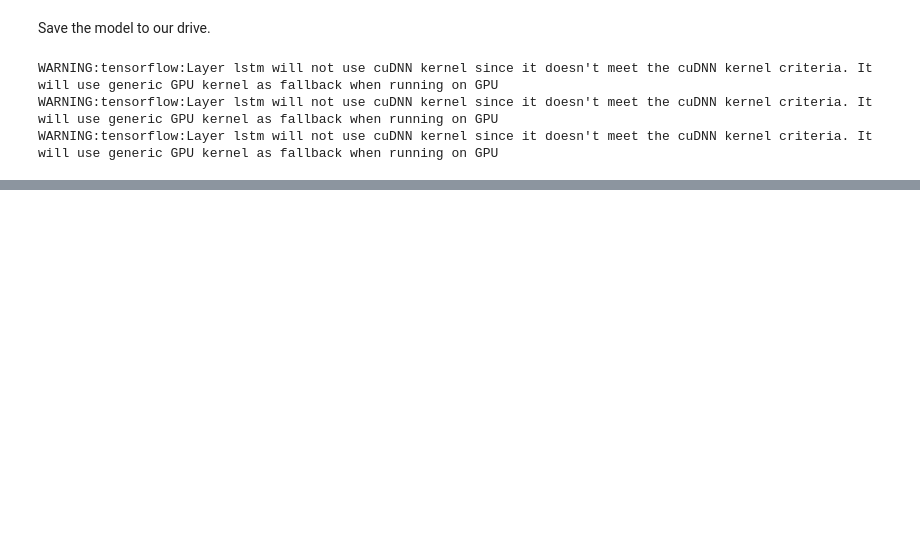
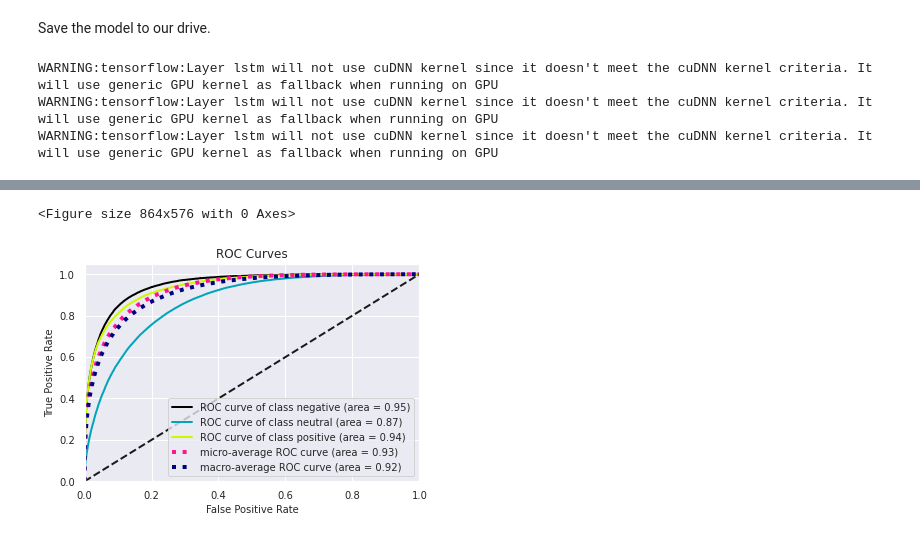
Before and after one commit to dwitten392/Springboard---DW, a Jupyter notebook: Captstone 2 - Goodreads Reviews/Goodreads_Book_Reviews_Colab.ipynb, the cells around one changed output, grey strips where cells are left out. Drawn from its saved outputs; the diff is of its cells as text; code cells hidden in the pictures; blank space fills up the shorter version.

Commit message:
finalized LSTM model

```diff
--- a/Captstone 2 - Goodreads Reviews/Goodreads_Book_Reviews_Colab.ipynb
+++ b/Captstone 2 - Goodreads Reviews/Goodreads_Book_Reviews_Colab.ipynb
@@ -256,10 +256,10 @@ Simple bidirectional LSTM with two fully connected layers. We add some dropout t
 # %%
 inp = Input(shape=(max_len,))
 x = Embedding(max_features, embed_size, weights=[embedding_matrix])(inp)
-x = Bidirectional(LSTM(50, return_sequences=True, dropout=0.10, recurrent_dropout=0.10))(x)
+x = Bidirectional(LSTM(300, return_sequences=True, dropout=0.10, recurrent_dropout=0.10))(x)
 x = GlobalMaxPool1D()(x)
-x = Dense(50, activation="relu")(x)
-x = Dropout(0.15)(x)
+x = Dense(300, activation="relu")(x)
+x = Dropout(0.10)(x)
 x = Dense(3, activation="sigmoid")(x)
 model2 = Model(inputs=inp, outputs=x)
 model2.compile(loss='binary_crossentropy', optimizer='adam', metrics=['accuracy'])
@@ -270,5 +270,5 @@ WARNING:tensorflow:Layer lstm will not use cuDNN kernel since it doesn't meet th
 # %%
 y_te = X_test[list_classes].values
 # %%
-model2.fit(X_t, y, batch_size=96, epochs=2, validation_data=(X_te, y_te));
+model2.fit(X_t, y, batch_size=200, epochs=3, validation_data=(X_te, y_te));
 # %% [output]
@@ -279,2 +283,4 @@ Epoch 2/2
 # %% [markdown]
 Predictions for the test set
+# %%
+y_test_preds = model2.predict([X_te], batch_size=1024, verbose=1)
@@ -289,5 +311,3 @@ model = keras.models.load_model('drive/My Drive/bidirectional_LSTM_sentiment_mod
 WARNING:tensorflow:Layer lstm will not use cuDNN kernel since it doesn't meet the cuDNN kernel criteria. It will use generic GPU kernel as fallback when running on GPU
 WARNING:tensorflow:Layer lstm will not use cuDNN kernel since it doesn't meet the cuDNN kernel criteria. It will use generic GPU kernel as fallback when running on GPU
 WARNING:tensorflow:Layer lstm will not use cuDNN kernel since it doesn't meet the cuDNN kernel criteria. It will use generic GPU kernel as fallback when running on GPU
-# %%
-y_test_preds = model.predict([X_te], batch_size=1024, verbose=1)
@@ -347,0 +345,9 @@ ValueError: ignored
+# %%
+import scikitplot as skplt
+
+plt.figure(figsize=(12,8))
+skplt.metrics.plot_roc(y_test, y_test_preds)
+plt.show();
+# %% [output]
+<Figure size 864x576 with 0 Axes>
+[figure, added]
```
Also changed, not shown: parts of 21 cells of this notebook.
